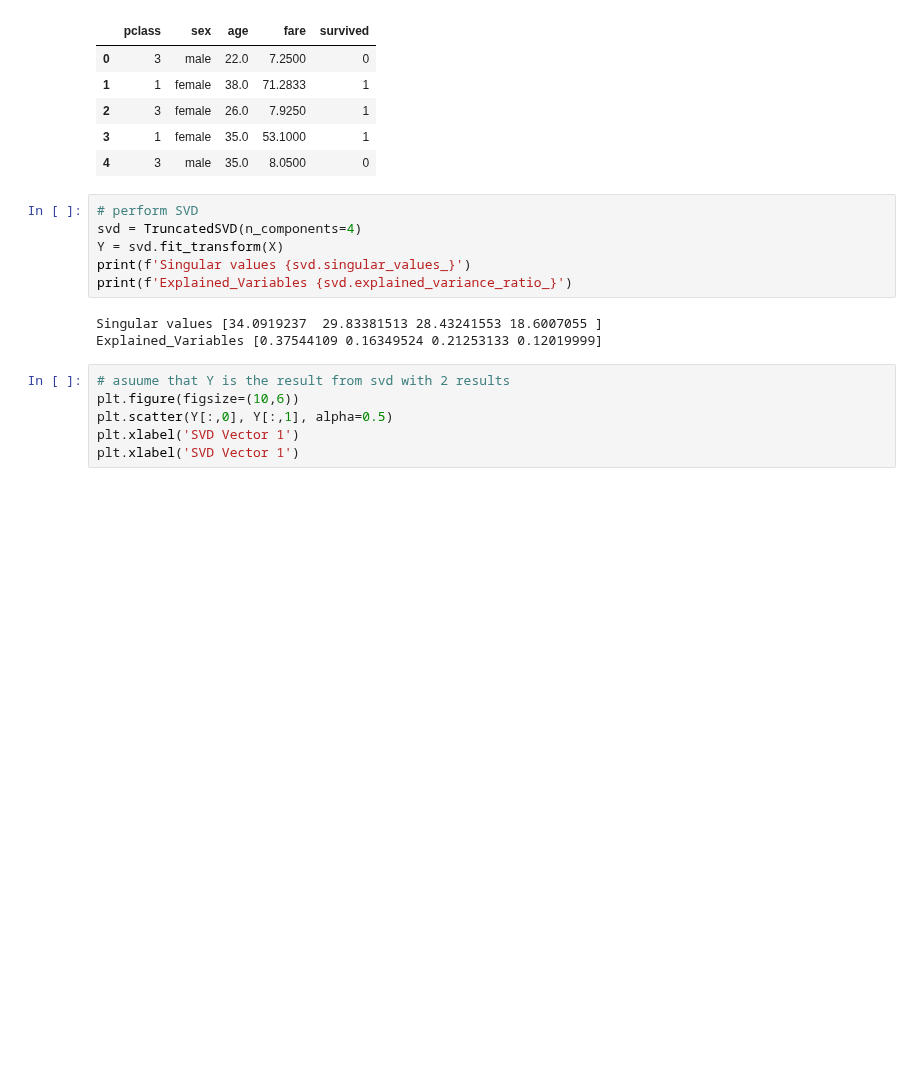
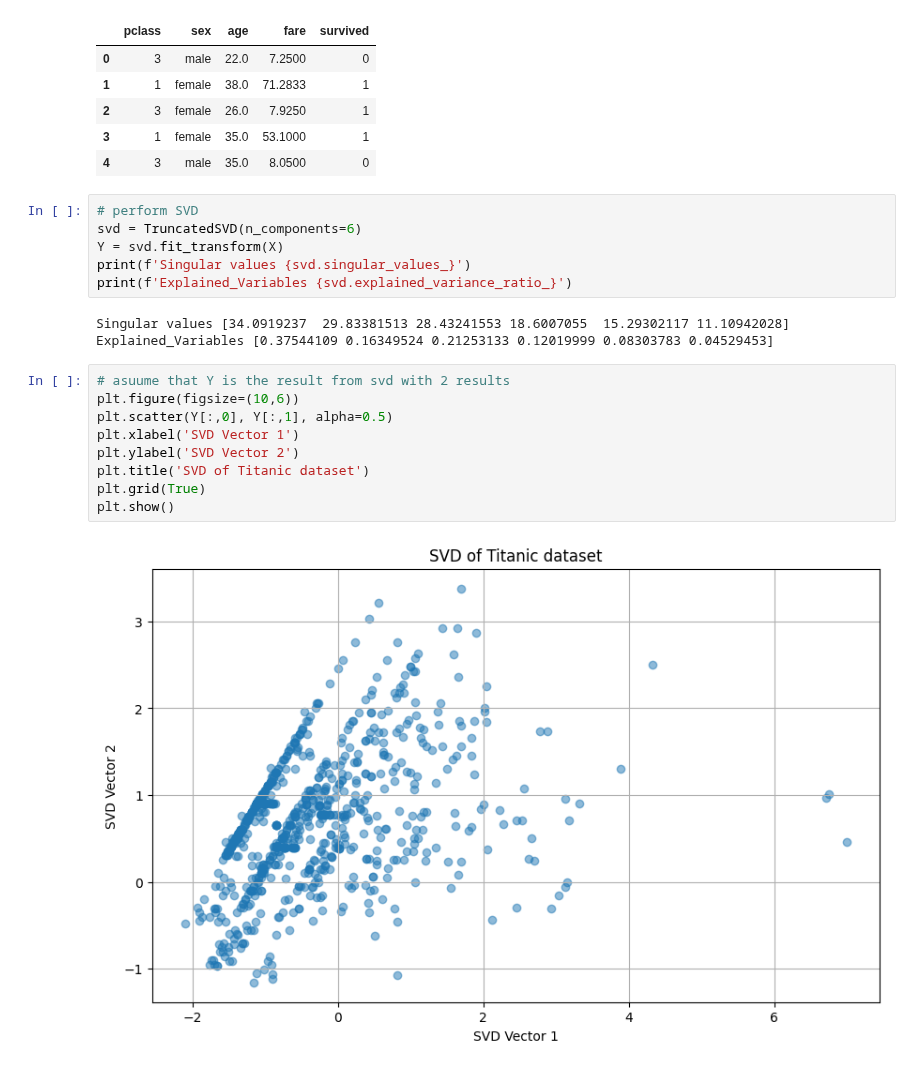
Before and after one commit to MuhammadRehanKhalid/Data_Science_AI, a Jupyter notebook: Day_50_SVD_Decomposition/Day_50_SVD.ipynb, the cells around one changed output. Cells and saved outputs as stored; diff of their text form; blank space fills up the shorter version.

```diff
--- a/Day_50_SVD_Decomposition/Day_50_SVD.ipynb
+++ b/Day_50_SVD_Decomposition/Day_50_SVD.ipynb
@@ -72,16 +72,21 @@ df[features].head()
 | 4 | 3 | male | 35.0 | 8.0500 | 0 |
 # %%
 # perform SVD
-svd = TruncatedSVD(n_components=4)
+svd = TruncatedSVD(n_components=6)
 Y = svd.fit_transform(X)
 print(f'Singular values {svd.singular_values_}')
 print(f'Explained_Variables {svd.explained_variance_ratio_}')
 # %% [output]
-Singular values [34.0919237  29.83381513 28.43241553 18.6007055 ]
-Explained_Variables [0.37544109 0.16349524 0.21253133 0.12019999]
+Singular values [34.0919237  29.83381513 28.43241553 18.6007055  15.29302117 11.10942028]
+Explained_Variables [0.37544109 0.16349524 0.21253133 0.12019999 0.08303783 0.04529453]
 # %%
 # asuume that Y is the result from svd with 2 results
 plt.figure(figsize=(10,6))
 plt.scatter(Y[:,0], Y[:,1], alpha=0.5)
 plt.xlabel('SVD Vector 1')
-plt.xlabel('SVD Vector 1')
+plt.ylabel('SVD Vector 2')
+plt.title('SVD of Titanic dataset')
+plt.grid(True)
+plt.show()
+# %% [output]
+[figure, added]
```
Also changed, not shown: parts of 1 cell of this notebook.
